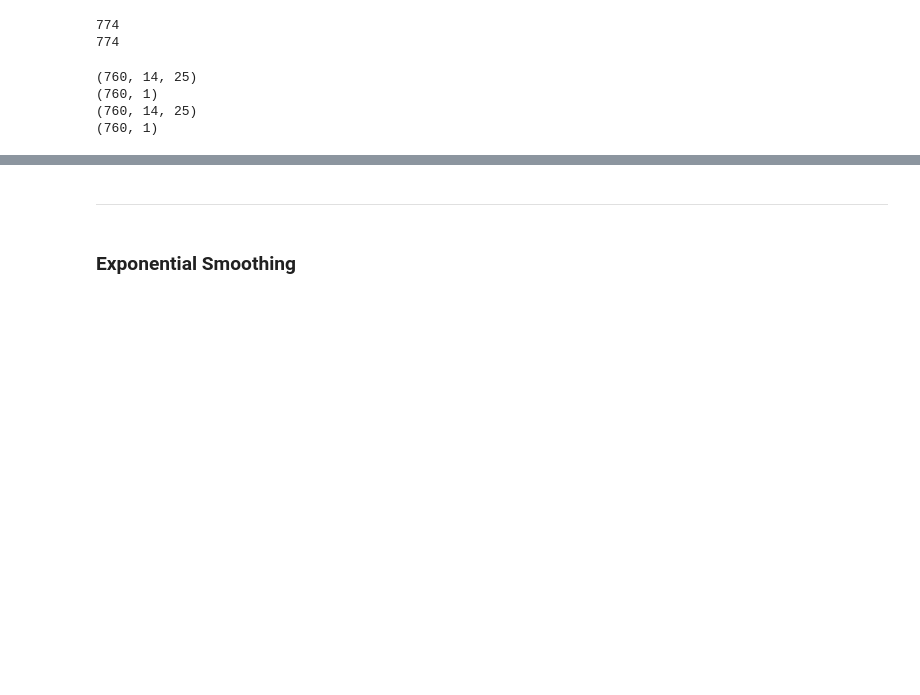
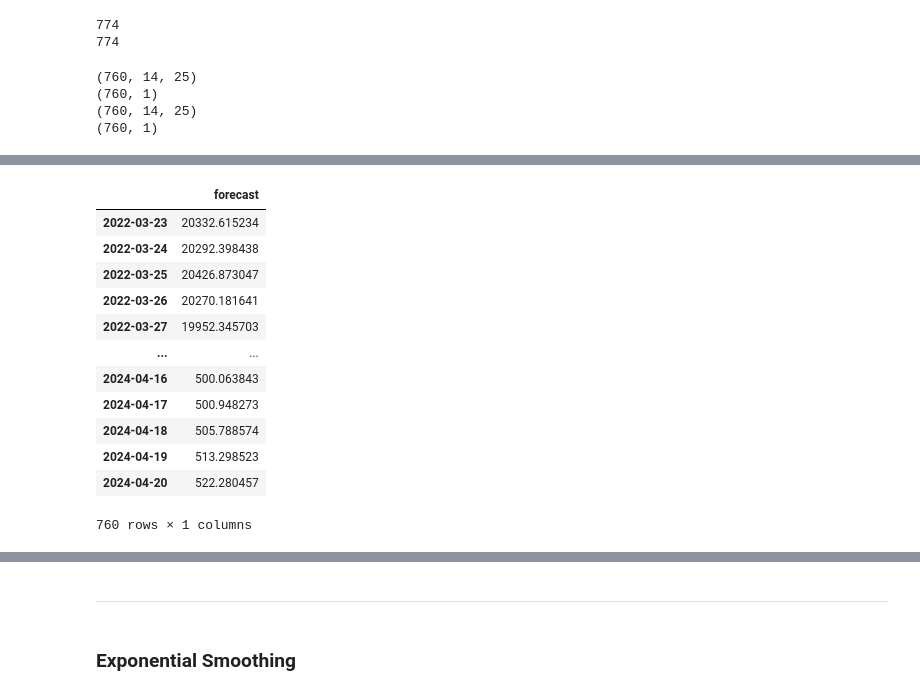
Before and after one commit to MarcusO17/5011-cem-ml, a Jupyter notebook: notebooks/model_training.ipynb, the cells around one changed output, grey strips where cells are left out. Saved outputs shown, nothing was run; the diff lists cells and outputs as text; code cells hidden in the pictures; blank space fills up the shorter version.

```diff
--- a/notebooks/model_training.ipynb
+++ b/notebooks/model_training.ipynb
@@ -582,0 +648,8 @@ test_data = df.iloc[split_index:]
+# %%
+model = Sequential()
+model.add(LSTM(64,activation='relu',input_shape=(trainX.shape[1],trainX.shape[2]),return_sequences=True))
+model.add(LSTM(32,activation='relu',return_sequences=False))
+model.add(Dense(trainY.shape[1]))
+
+model.compile(optimizer='adam',loss='mse')
+model.summary()
@@ -582,0 +690,4 @@ test_data = df.iloc[split_index:]
+# %%
+future_dates_count = len(test_data)-14
+forecast_dates = pd.date_range(start='2022-03-23', periods=future_dates_count)
+forecast = model.predict(testX[-future_dates_count:])
@@ -582,0 +696,4 @@ test_data = df.iloc[split_index:]
+# %%
+pred = scaler.inverse_transform(forecast)[:,0]
+# %%
+lstm_result = pd.DataFrame({'forecast':pred},index=forecast_dates)
@@ -583,3 +704,19 @@ test_data = df.iloc[split_index:]
+# %%
+lstm_result
+# %% [output]
+|  | forecast |
+| 2022-03-23 | 20332.615234 |
+| 2022-03-24 | 20292.398438 |
+| 2022-03-25 | 20426.873047 |
+| 2022-03-26 | 20270.181641 |
+| 2022-03-27 | 19952.345703 |
+| ... | ... |
+| 2024-04-16 | 500.063843 |
+| 2024-04-17 | 500.948273 |
+| 2024-04-18 | 505.788574 |
+| 2024-04-19 | 513.298523 |
+| 2024-04-20 | 522.280457 |
+760 rows × 1 columns
 # %%
 vis_df = df.copy()
 vis_df.index = pd.to_datetime(vis_df.index)
```
Also changed, not shown: parts of 21 cells of this notebook.
